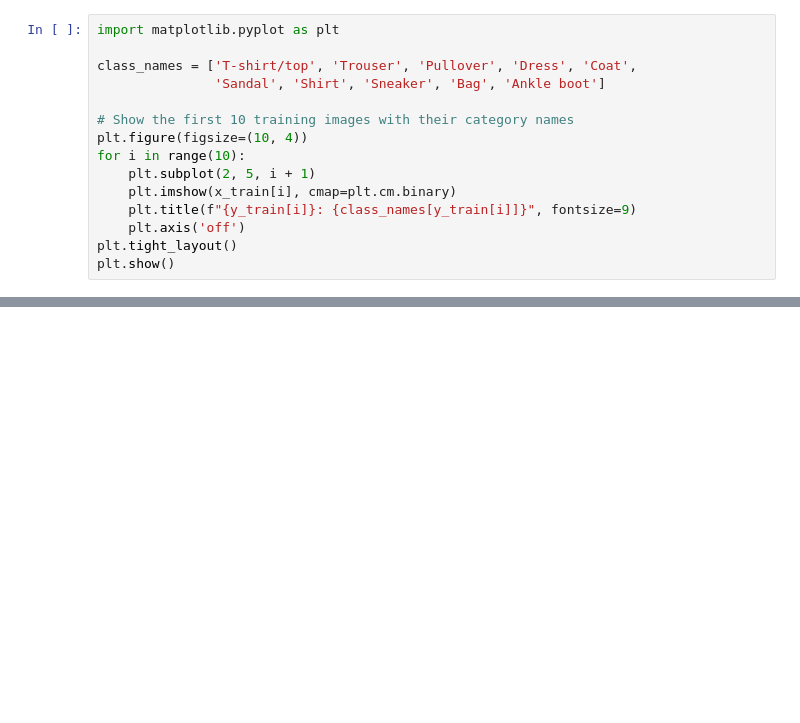
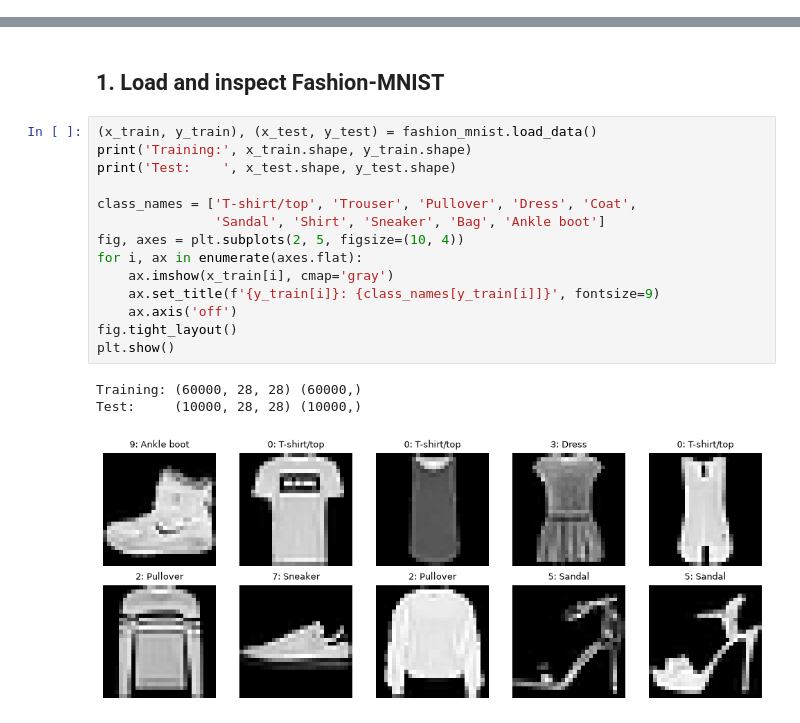
Before and after one commit to HamidZ11/uos-year-3, a Jupyter notebook: deep-learning/workshops/wk3/Fashion_MNIST.ipynb, the cells around one changed output, grey strips where cells are left out. Drawn from its saved outputs; the diff is of its cells as text; blank space fills up the shorter version.

```diff
--- a/deep-learning/workshops/wk3/Fashion_MNIST.ipynb
+++ b/deep-learning/workshops/wk3/Fashion_MNIST.ipynb
@@ -50,15 +0,0 @@ Labels are integers 0–9. The category names (from the Fashion-MNIST documentat
-# %%
-import matplotlib.pyplot as plt
-
-class_names = ['T-shirt/top', 'Trouser', 'Pullover', 'Dress', 'Coat',
-               'Sandal', 'Shirt', 'Sneaker', 'Bag', 'Ankle boot']
-
-# Show the first 10 training images with their category names
-plt.figure(figsize=(10, 4))
-for i in range(10):
-    plt.subplot(2, 5, i + 1)
-    plt.imshow(x_train[i], cmap=plt.cm.binary)
-    plt.title(f"{y_train[i]}: {class_names[y_train[i]]}", fontsize=9)
-    plt.axis('off')
-plt.tight_layout()
-plt.show()
@@ -266,0 +22,20 @@ display(Markdown("\n".join([header, sep] + rows)))
+# %% [markdown]
+## 1. Load and inspect Fashion-MNIST
+# %%
+(x_train, y_train), (x_test, y_test) = fashion_mnist.load_data()
+print('Training:', x_train.shape, y_train.shape)
+print('Test:    ', x_test.shape, y_test.shape)
+
+class_names = ['T-shirt/top', 'Trouser', 'Pullover', 'Dress', 'Coat',
+               'Sandal', 'Shirt', 'Sneaker', 'Bag', 'Ankle boot']
+fig, axes = plt.subplots(2, 5, figsize=(10, 4))
+for i, ax in enumerate(axes.flat):
+    ax.imshow(x_train[i], cmap='gray')
+    ax.set_title(f'{y_train[i]}: {class_names[y_train[i]]}', fontsize=9)
+    ax.axis('off')
+fig.tight_layout()
+plt.show()
+# %% [output]
+Training: (60000, 28, 28) (60000,)
+Test:     (10000, 28, 28) (10000,)
+[figure, added]
```
Also changed, not shown: parts of 45 cells of this notebook, 14 other files.
